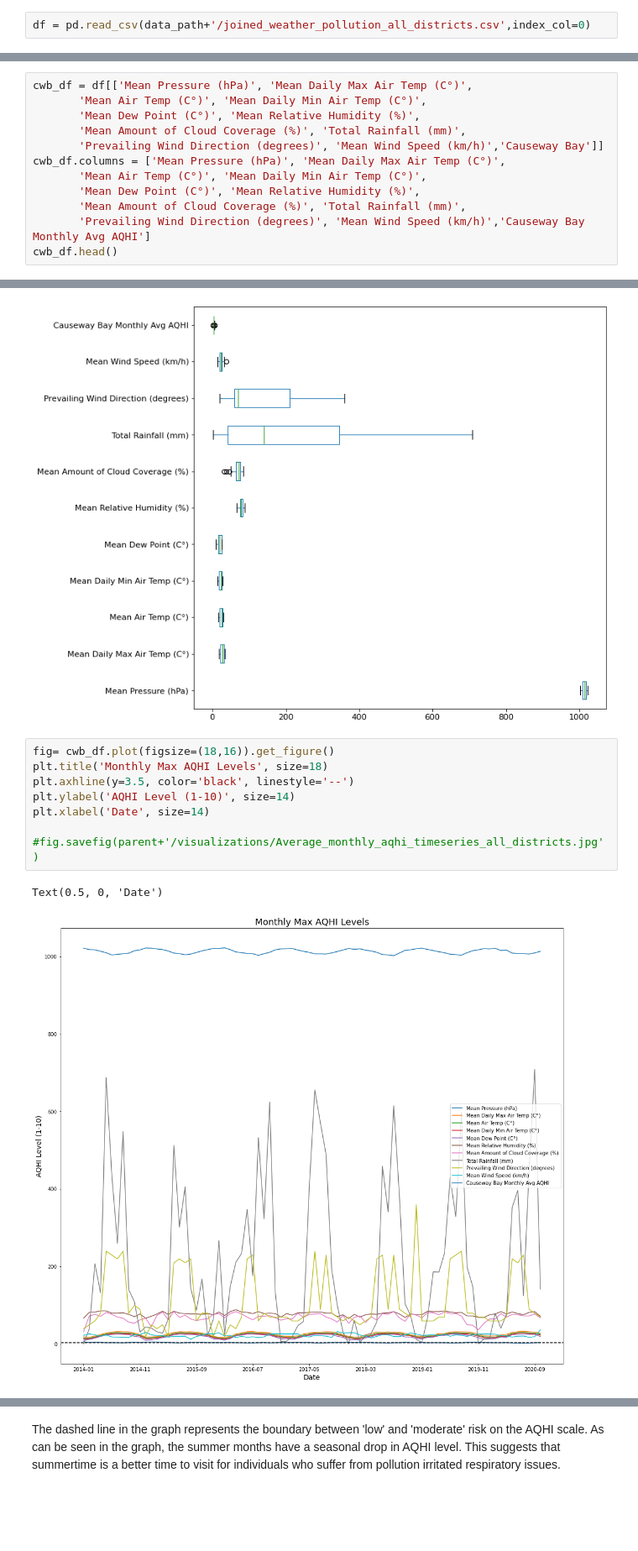
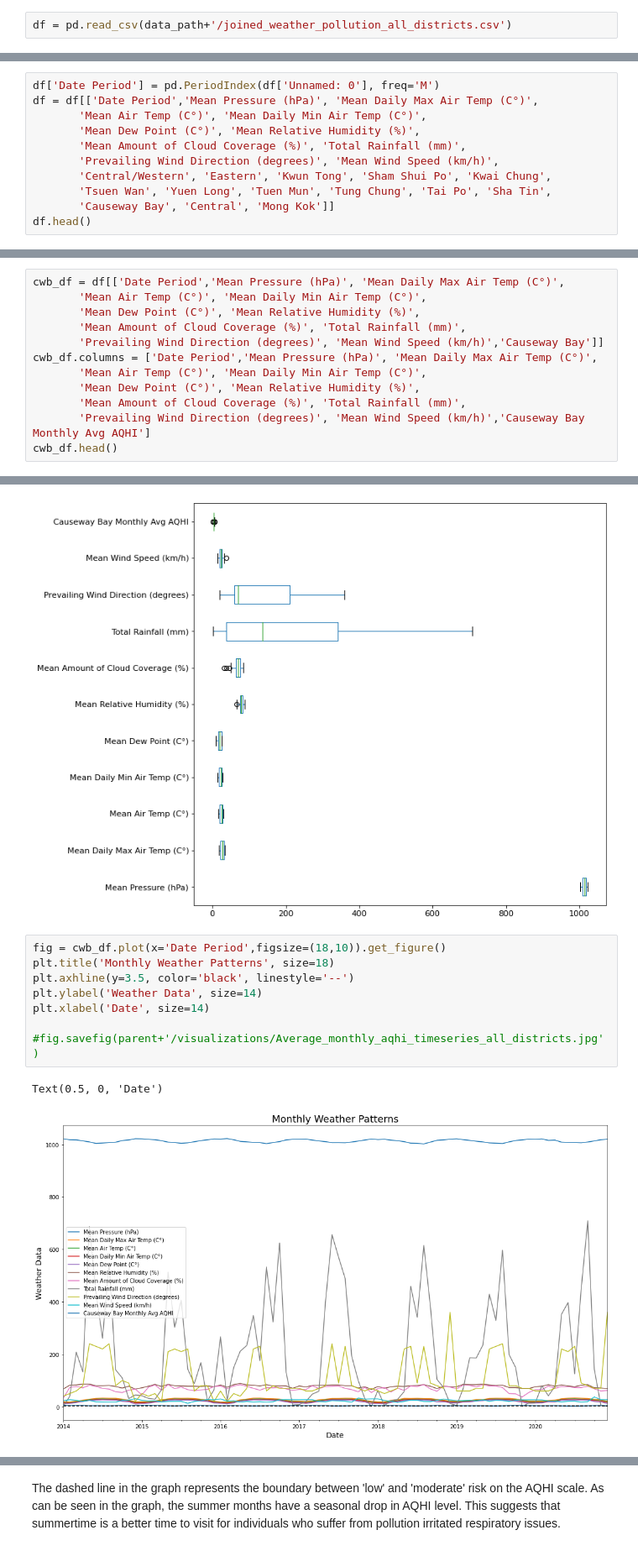
Before and after one commit to taflor/HongKongPollution, a Jupyter notebook: HongKongPollution/notebooks/2.1_HK_Pollution_Weather_EDA.ipynb, the cells around one changed output, grey strips where cells are left out. Shown at 84% size. Saved outputs shown, nothing was run; the diff lists cells and outputs as text; blank space fills up the shorter version.

Commit message:
Further EDA -- line and bar graph, comparison over years, etc

```diff
--- a/HongKongPollution/notebooks/2.1_HK_Pollution_Weather_EDA.ipynb
+++ b/HongKongPollution/notebooks/2.1_HK_Pollution_Weather_EDA.ipynb
@@ -79,5 +79,5 @@ os.listdir(data_path)
 # %% [markdown]
 ## Load Weather & Pollution Data into DataFrame
 # %%
-df = pd.read_csv(data_path+'/joined_weather_pollution_all_districts.csv',index_col=0)
+df = pd.read_csv(data_path+'/joined_weather_pollution_all_districts.csv')
 # %%
@@ -92,0 +95,11 @@ df.head()
+# %%
+df['Date Period'] = pd.PeriodIndex(df['Unnamed: 0'], freq='M')
+df = df[['Date Period','Mean Pressure (hPa)', 'Mean Daily Max Air Temp (C°)',
+       'Mean Air Temp (C°)', 'Mean Daily Min Air Temp (C°)',
+       'Mean Dew Point (C°)', 'Mean Relative Humidity (%)',
+       'Mean Amount of Cloud Coverage (%)', 'Total Rainfall (mm)',
+       'Prevailing Wind Direction (degrees)', 'Mean Wind Speed (km/h)',
+       'Central/Western', 'Eastern', 'Kwun Tong', 'Sham Shui Po', 'Kwai Chung',
+       'Tsuen Wan', 'Yuen Long', 'Tuen Mun', 'Tung Chung', 'Tai Po', 'Sha Tin',
+       'Causeway Bay', 'Central', 'Mong Kok']]
+df.head()
@@ -128,12 +169,12 @@ df.describe().T
 ## Create DataFrame for AQHI in Causeway Bay
 This will be used for prediction. I selected Causeway Bay AQHI as the dependent variable due to the fact that CWB has been rated by both [backpackers](link:https://www.thebrokebackpacker.com/where-to-stay-in-hong-kong/) and [others](link:https://misstourist.com/where-to-stay-in-hong-kong-best-hotels/) as the best location for families to stay. Since children and elderly are [most at risk for pollution related issues](link:https://www.health.nsw.gov.au/environment/air/Pages/who-is-affected.aspx), it is the most relevant AQHI to this study.
 # %%
-cwb_df = df[['Mean Pressure (hPa)', 'Mean Daily Max Air Temp (C°)',
+cwb_df = df[['Date Period','Mean Pressure (hPa)', 'Mean Daily Max Air Temp (C°)',
        'Mean Air Temp (C°)', 'Mean Daily Min Air Temp (C°)',
        'Mean Dew Point (C°)', 'Mean Relative Humidity (%)',
        'Mean Amount of Cloud Coverage (%)', 'Total Rainfall (mm)',
        'Prevailing Wind Direction (degrees)', 'Mean Wind Speed (km/h)','Causeway Bay']]
-cwb_df.columns = ['Mean Pressure (hPa)', 'Mean Daily Max Air Temp (C°)',
+cwb_df.columns = ['Date Period','Mean Pressure (hPa)', 'Mean Daily Max Air Temp (C°)',
        'Mean Air Temp (C°)', 'Mean Daily Min Air Temp (C°)',
        'Mean Dew Point (C°)', 'Mean Relative Humidity (%)',
        'Mean Amount of Cloud Coverage (%)', 'Total Rainfall (mm)',
@@ -248,13 +290,13 @@ boxplot = cwb_df.boxplot(grid=False, vert=False, fontsize=11, figsize=(10,10))
 # %% [output]
 [figure]
 # %%
-fig= cwb_df.plot(figsize=(18,16)).get_figure()
-plt.title('Monthly Max AQHI Levels', size=18)
+fig = cwb_df.plot(x='Date Period',figsize=(18,10)).get_figure()
+plt.title('Monthly Weather Patterns', size=18)
 plt.axhline(y=3.5, color='black', linestyle='--')
-plt.ylabel('AQHI Level (1-10)', size=14)
+plt.ylabel('Weather Data', size=14)
 plt.xlabel('Date', size=14)
 
 #fig.savefig(parent+'/visualizations/Average_monthly_aqhi_timeseries_all_districts.jpg')
 # %% [output]
 Text(0.5, 0, 'Date')
-[figure, old version]
+[figure, new version]
```
Also changed, not shown: parts of 24 cells of this notebook.
